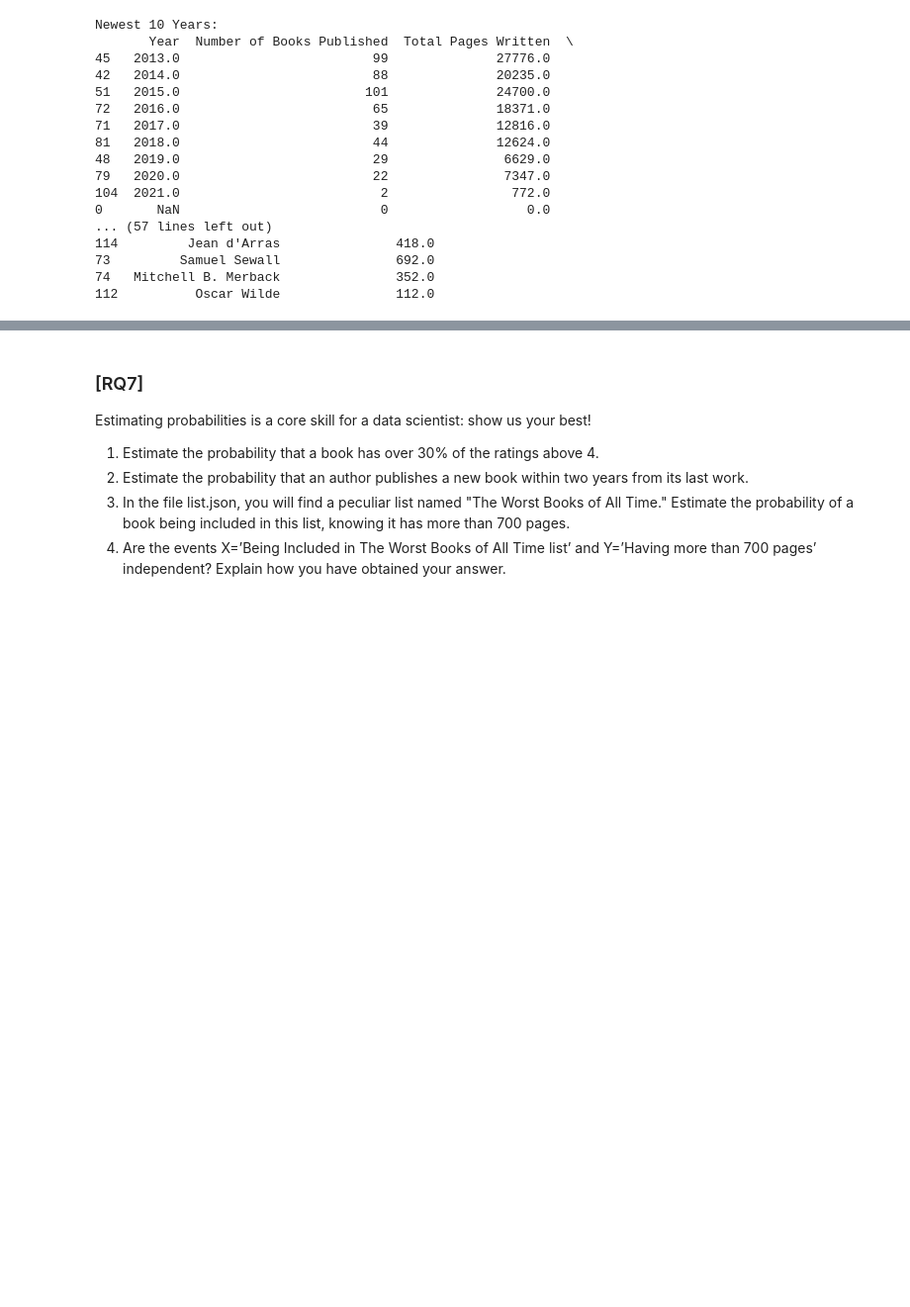
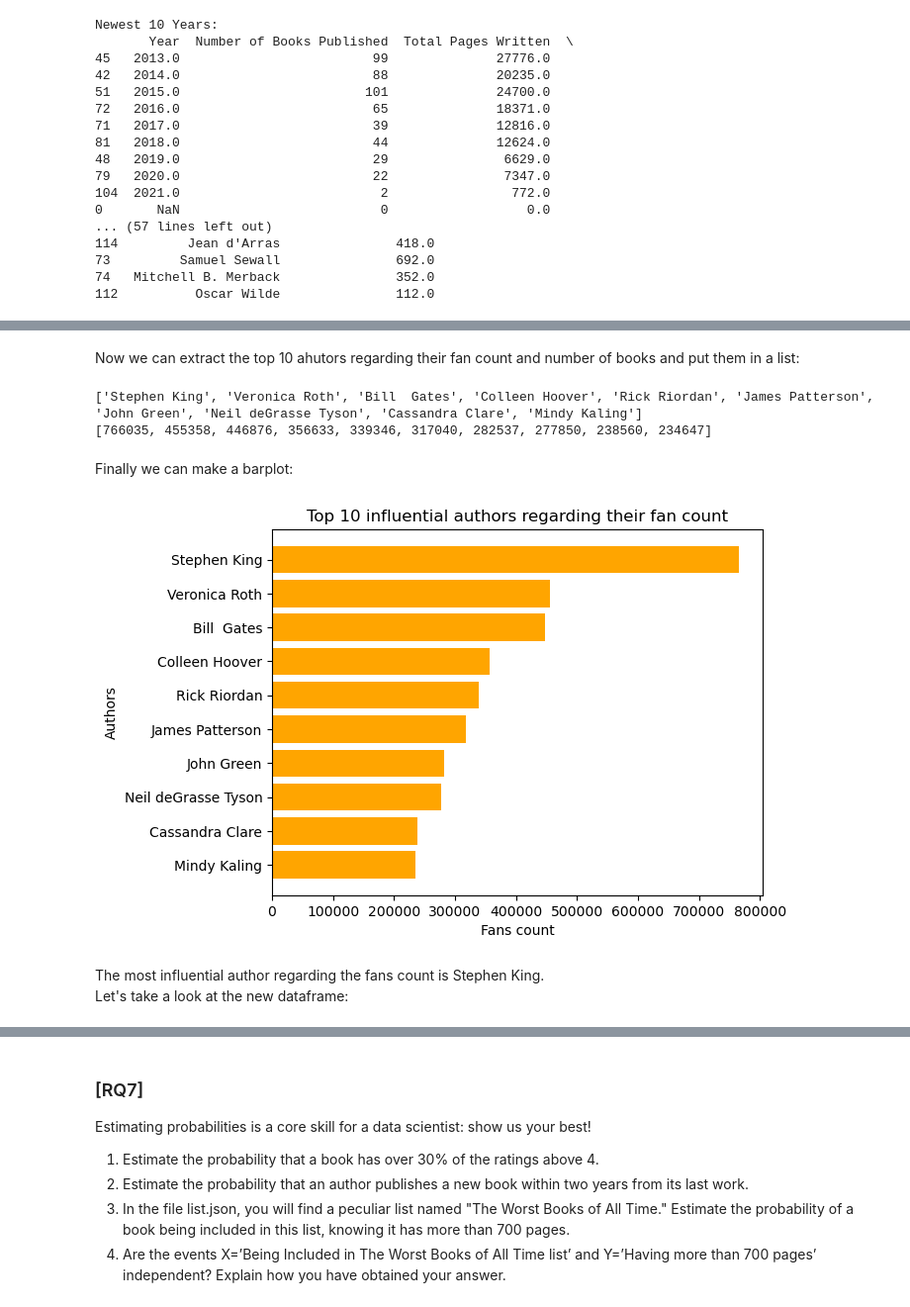
Before and after one commit to desterote753/ADM-HW2-Group3, a Jupyter notebook: main.ipynb, the cells around one changed output, grey strips where cells are left out. Shown at 99% size. Drawn from its saved outputs; the diff is of its cells as text; code cells hidden in the pictures; blank space fills up the shorter version.

```diff
--- a/main.ipynb
+++ b/main.ipynb
@@ -453,0 +468,15 @@ Newest 10 Years:
+# %%
+datafile = "lighter_authors.json"
+
+data = pd.read_json(datafile, lines=True)
+
+#creation of a dataframe with the read file
+df = pd.DataFrame(data)
+
+#inizialization of an empty dataframe
+df_auth = pd.DataFrame()
+
+#copy of df, which we are not going to change
+df_no_change = df
+
+df
@@ -453,0 +497,62 @@ Newest 10 Years:
+# %% [markdown]
+Now we can extract the top 10 ahutors regarding their fan count and number of books and put them in a list:
+# %%
+#numbers of top authors
+num_aut = 10
+
+#inizialization of some usefull lists
+fans_count = []
+fans_index = []
+fans_authors = []
+
+df = df_no_change
+
+#for loop on the authors numbers
+for i in range(num_aut):
+
+        #calculating the max of fans_count column e the corresponding index
+        max_fans = df['fans_count'].max()
+        max_index = df['fans_count'].idxmax()
+
+        #saving the author's name
+        auth_name = df.loc[max_index,'name']
+
+        #saving the row of the author
+        row = df.loc[max_index,]
+
+        #appending on lists, respectively
+        fans_count.append(max_fans)
+        fans_index.append(max_index)
+        fans_authors.append(auth_name)
+
+        #creating a dataframe which contains only the 10 rows of the authors
+        df_auth = pd.concat([df_auth,row.to_frame().T], ignore_index = True)
+
+        #removing row from df before the next loop
+        df = df.drop(max_index)
+
+
+print(fans_authors)
+print(fans_count)
+# %% [output]
+['Stephen King', 'Veronica Roth', 'Bill  Gates', 'Colleen Hoover', 'Rick Riordan', 'James Patterson', 'John Green', 'Neil deGrasse Tyson', 'Cassandra Clare', 'Mindy Kaling']
+[766035, 455358, 446876, 356633, 339346, 317040, 282537, 277850, 238560, 234647]
+# %% [markdown]
+Finally we can make a barplot:
+# %%
+#reversing the lists for plotting necessity
+fans_authors = list(reversed(fans_authors))
+fans_count = list(reversed(fans_count))
+fans_index = list(reversed(fans_index))
+
+#ploting
+plt.barh(fans_authors,fans_count,color='orange')
+plt.title('Top 10 influential authors regarding their fan count')
+plt.xlabel('Fans count')
+plt.ylabel('Authors')
+plt.show()
+# %% [output]
+[figure, added]
+# %% [markdown]
+The most influential author regarding the fans count is Stephen King. \
+Let's take a look at the new dataframe:
```
Also changed, not shown: parts of 94 cells of this notebook.
